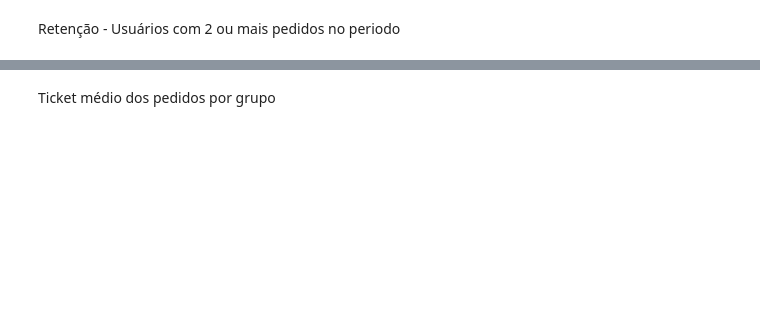
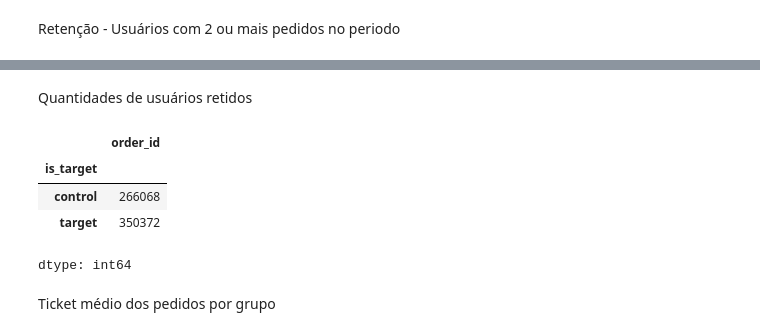
Before and after one commit to RonneyPetras/ifood-data-analysis-case, a Jupyter notebook: 02_ab_test_analysis.ipynb, the cells around one changed output, grey strips where cells are left out. Saved outputs shown, nothing was run; the diff lists cells and outputs as text; code cells hidden in the pictures; blank space fills up the shorter version.

```diff
--- a/02_ab_test_analysis.ipynb
+++ b/02_ab_test_analysis.ipynb
@@ -50,4 +109,15 @@ df_gb_retencao
 dtype: float64
+# %% [markdown]
+Quantidades de usuários retidos
+# %%
+df_qtd_retidos = df_retidos.groupby('is_target').count()
+df_qtd_retidos
+# %% [output]
+|  | order_id |
+| is_target |  |
+| control | 266068 |
+| target | 350372 |
+dtype: int64
 # %% [markdown]
 Ticket médio dos pedidos por grupo
 # %%
```
Also changed, not shown: parts of 34 cells of this notebook.
